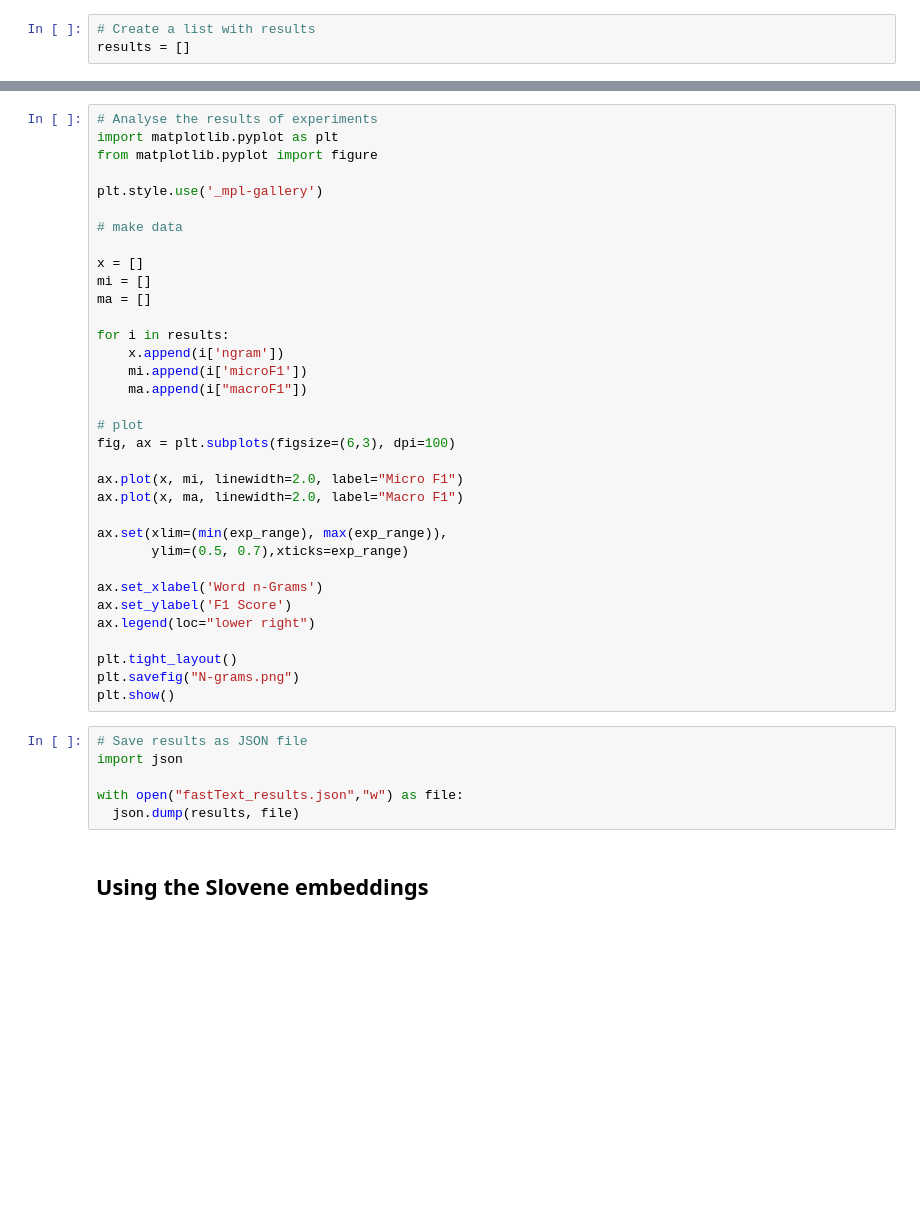
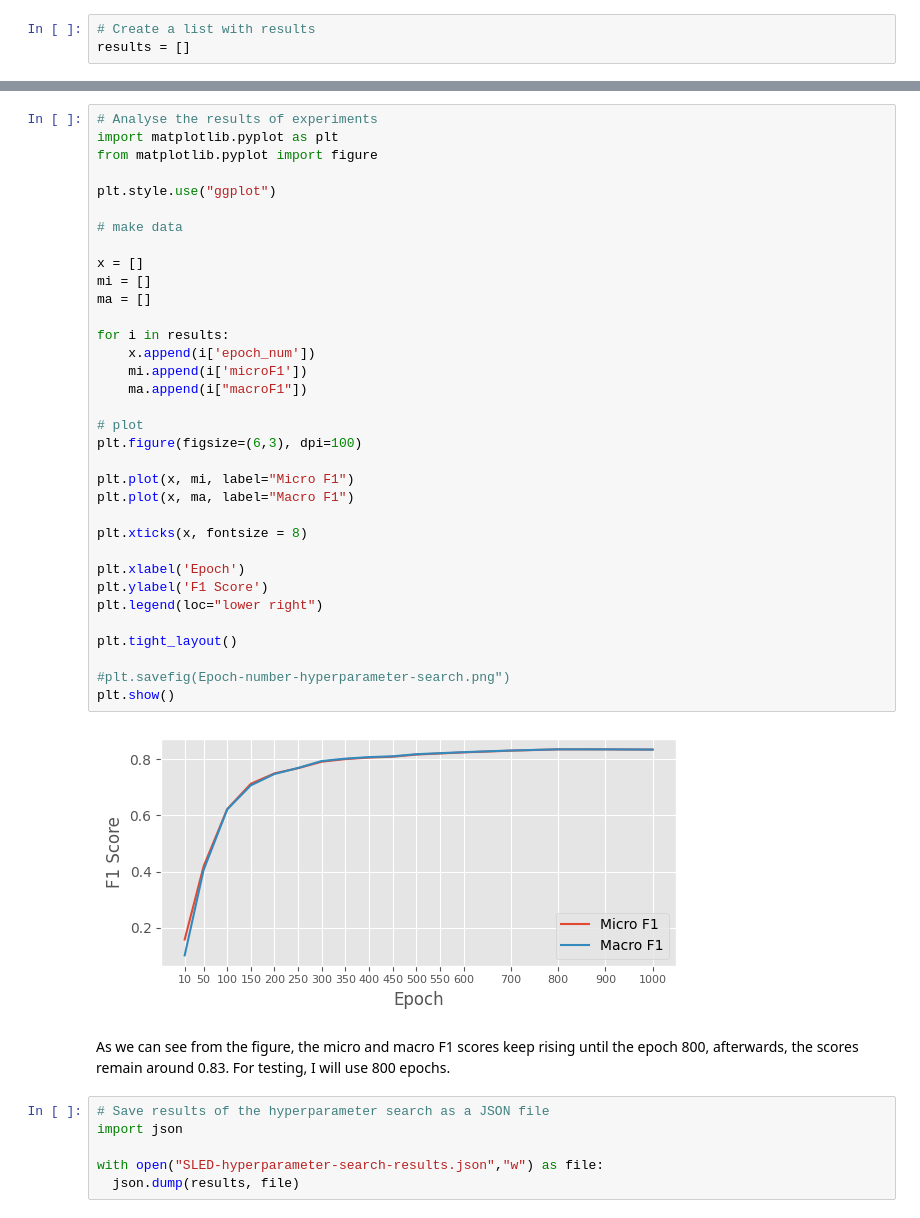
Before and after one commit to TajaKuzman/Topic-Classification-FastText-Transformers, a Jupyter notebook: 1-train-a-FastText-model.ipynb, the cells around one changed output, grey strips where cells are left out. Cells and saved outputs as stored; diff of their text form; blank space fills up the shorter version.

```diff
--- a/1-train-a-FastText-model.ipynb
+++ b/1-train-a-FastText-model.ipynb
@@ -222,42 +256,44 @@ model.predict("V Celju se je zgodila nesreča, umrla je 42-letna ženska.")
 # %%
 # Analyse the results of experiments
 import matplotlib.pyplot as plt
 from matplotlib.pyplot import figure
 
-plt.style.use('_mpl-gallery')
+plt.style.use("ggplot")
 
 # make data
 
 x = []
 mi = []
 ma = []
 
 for i in results:
-    x.append(i['ngram'])
+    x.append(i['epoch_num'])
     mi.append(i['microF1'])
     ma.append(i["macroF1"])
 
 # plot
-fig, ax = plt.subplots(figsize=(6,3), dpi=100)
+plt.figure(figsize=(6,3), dpi=100)
 
-ax.plot(x, mi, linewidth=2.0, label="Micro F1")
-ax.plot(x, ma, linewidth=2.0, label="Macro F1")
+plt.plot(x, mi, label="Micro F1")
+plt.plot(x, ma, label="Macro F1")
 
-ax.set(xlim=(min(exp_range), max(exp_range)),
-       ylim=(0.5, 0.7),xticks=exp_range)
+plt.xticks(x, fontsize = 8)
 
-ax.set_xlabel('Word n-Grams')
-ax.set_ylabel('F1 Score')
-ax.legend(loc="lower right")
+plt.xlabel('Epoch')
+plt.ylabel('F1 Score')
+plt.legend(loc="lower right")
 
 plt.tight_layout()
-plt.savefig("N-grams.png")
+
+#plt.savefig(Epoch-number-hyperparameter-search.png")
 plt.show()
+# %% [output]
+[figure, added]
+# %% [markdown]
+As we can see from the figure, the micro and macro F1 scores keep rising until the epoch 800, afterwards, the scores remain around 0.83. For testing, I will use 800 epochs.
 # %%
-# Save results as JSON file
+# Save results of the hyperparameter search as a JSON file
 import json
 
-with open("fastText_results.json","w") as file:
+with open("SLED-hyperparameter-search-results.json","w") as file:
   json.dump(results, file)
-# %% [markdown]
-## Using the Slovene embeddings
```
Also changed, not shown: parts of 22 cells of this notebook.
